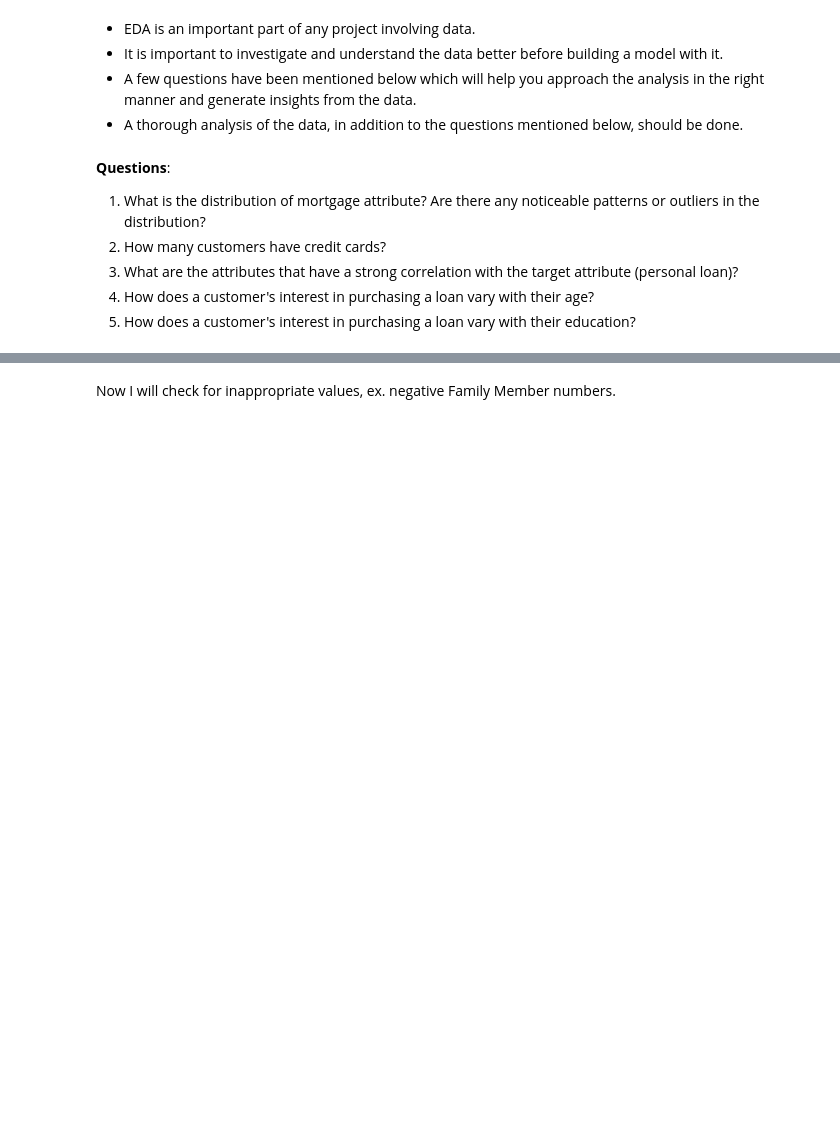
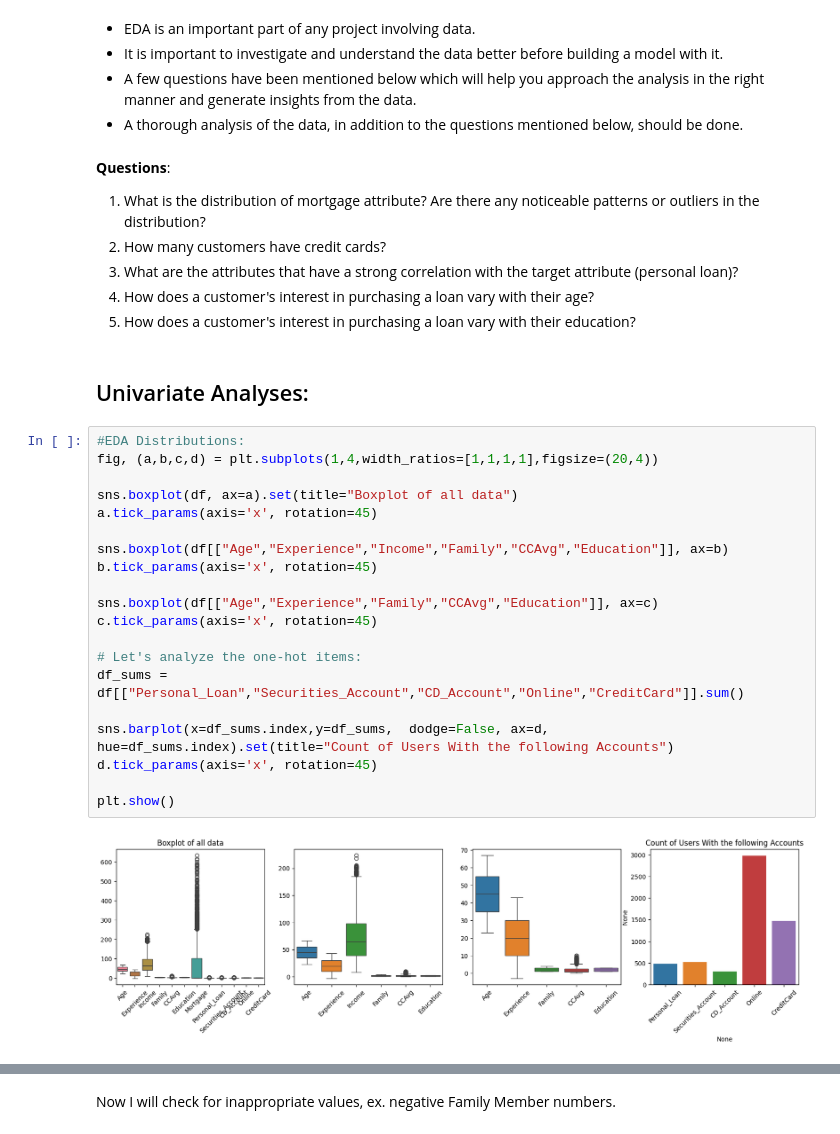
Before and after one commit to hayleyabishop/Decision-Tree---Identify-Customers-for-Bank-Loans, a Jupyter notebook: AIML_ML_Project_full_code_notebook.ipynb, the cells around one changed output, grey strips where cells are left out. Drawn from its saved outputs; the diff is of its cells as text; blank space fills up the shorter version.

```diff
--- a/AIML_ML_Project_full_code_notebook.ipynb
+++ b/AIML_ML_Project_full_code_notebook.ipynb
@@ -183,3 +157,27 @@ memory usage: 547.0 KB
 3. What are the attributes that have a strong correlation with the target attribute (personal loan)?
 4. How does a customer's interest in purchasing a loan vary with their age?
 5. How does a customer's interest in purchasing a loan vary with their education?
+# %% [markdown]
+## Univariate Analyses:
+# %%
+#EDA Distributions:
+fig, (a,b,c,d) = plt.subplots(1,4,width_ratios=[1,1,1,1],figsize=(20,4))
+
+sns.boxplot(df, ax=a).set(title="Boxplot of all data")
+a.tick_params(axis='x', rotation=45)
+
+sns.boxplot(df[["Age","Experience","Income","Family","CCAvg","Education"]], ax=b)
+b.tick_params(axis='x', rotation=45)
+
+sns.boxplot(df[["Age","Experience","Family","CCAvg","Education"]], ax=c)
+c.tick_params(axis='x', rotation=45)
+
+# Let's analyze the one-hot items:
+df_sums = df[["Personal_Loan","Securities_Account","CD_Account","Online","CreditCard"]].sum()
+
+sns.barplot(x=df_sums.index,y=df_sums,  dodge=False, ax=d, hue=df_sums.index).set(title="Count of Users With the following Accounts")
+d.tick_params(axis='x', rotation=45)
+
+plt.show()
+# %% [output]
+[figure, added]
```
Also changed, not shown: parts of 36 cells of this notebook, 2 other files.
